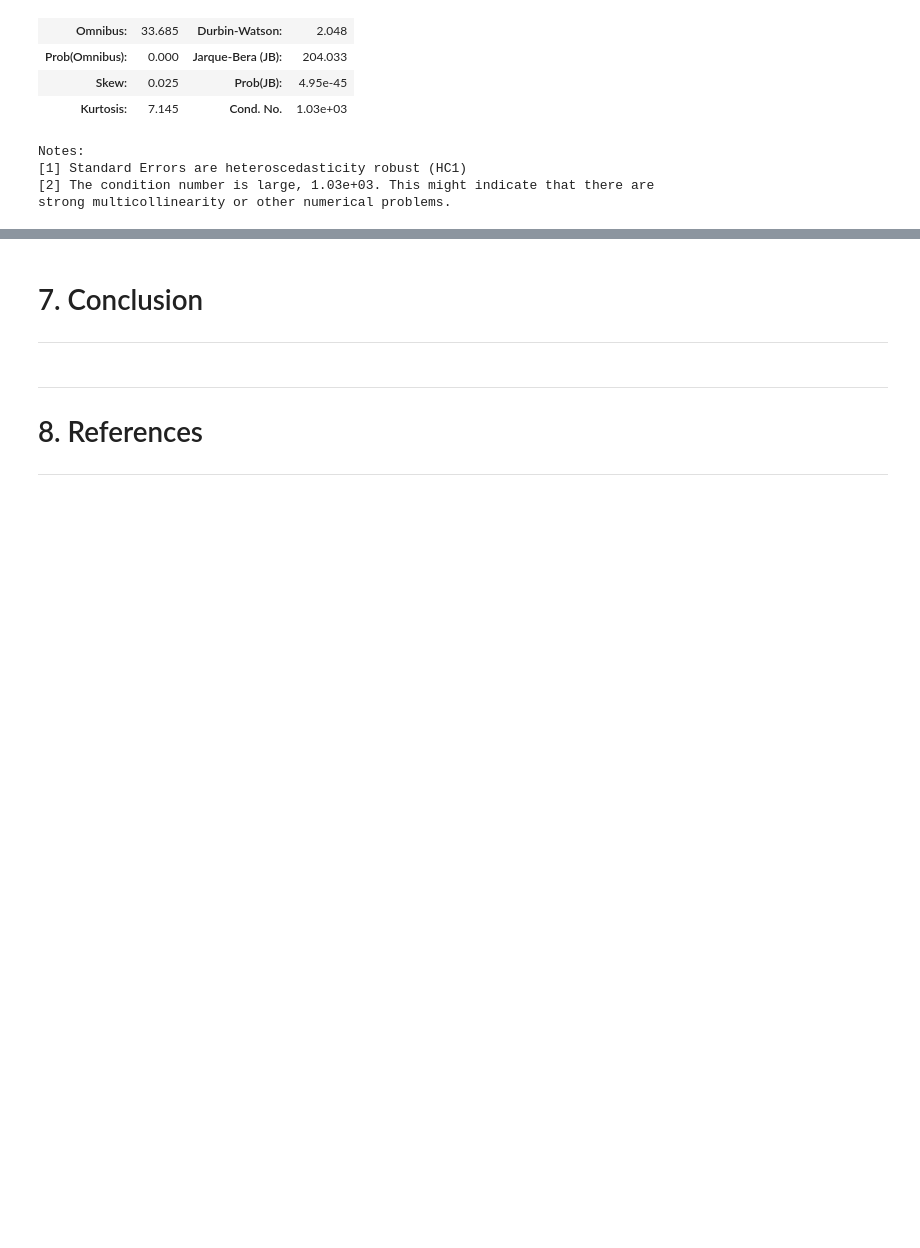
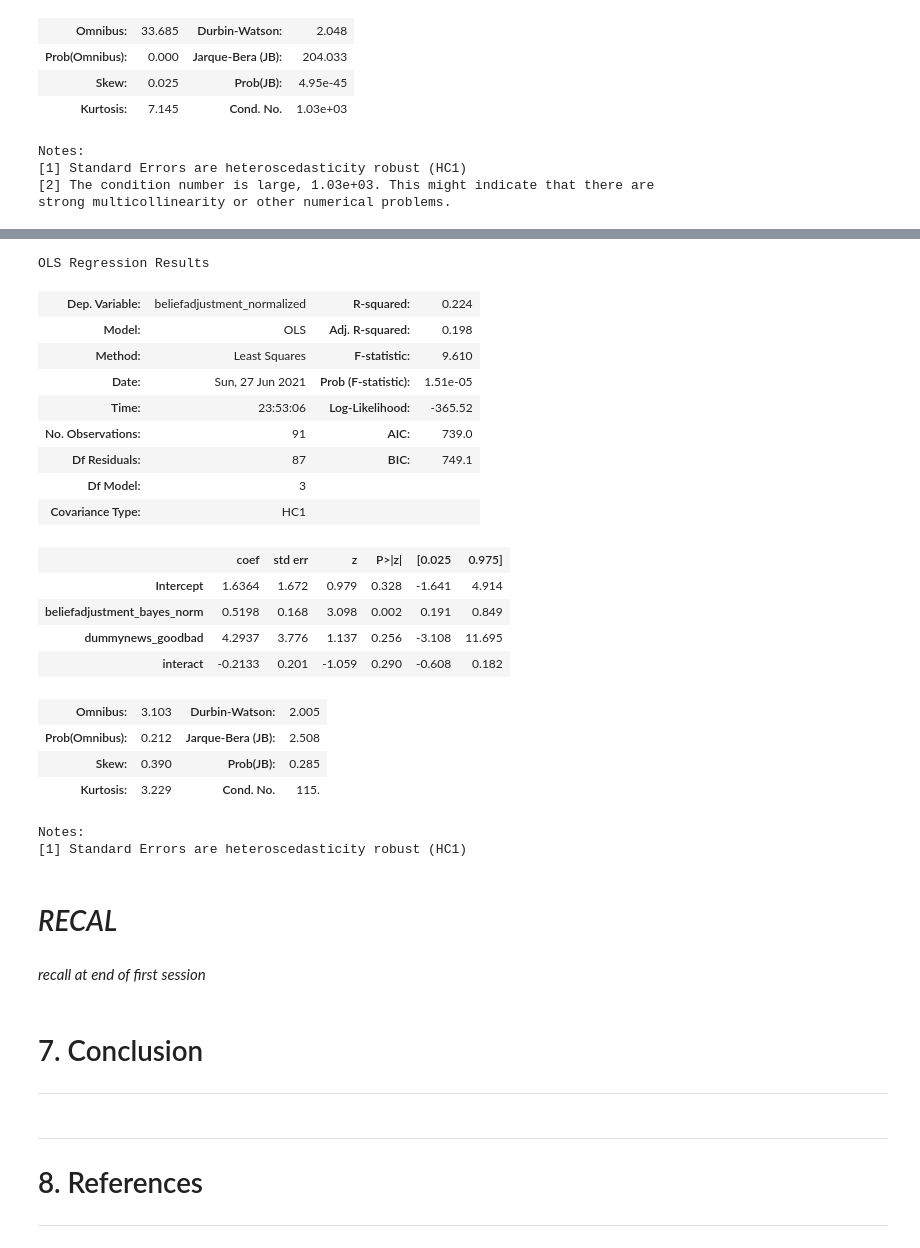
Before and after one commit to aysuavci/ose-data-science-course-project-aysuavci, a Jupyter notebook: project_notebook.ipynb, the cells around one changed output, grey strips where cells are left out. Saved outputs shown, nothing was run; the diff lists cells and outputs as text; code cells hidden in the pictures; blank space fills up the shorter version.

```diff
--- a/project_notebook.ipynb
+++ b/project_notebook.ipynb
@@ -944,0 +1015,30 @@ strong multicollinearity or other numerical problems.
+# %%
+model_ols = smf.ols(formula="beliefadjustment_normalized ~ beliefadjustment_bayes_norm + dummynews_goodbad + interact", data=treat4)
+rslt = model_ols.fit(cov_type='HC1')
+rslt.summary()
+# %% [output]
+OLS Regression Results
+| Dep. Variable: | beliefadjustment_normalized | R-squared: | 0.224 |
+| Model: | OLS | Adj. R-squared: | 0.198 |
+| Method: | Least Squares | F-statistic: | 9.610 |
+| Date: | Sun, 27 Jun 2021 | Prob (F-statistic): | 1.51e-05 |
+| Time: | 23:53:06 | Log-Likelihood: | -365.52 |
+| No. Observations: | 91 | AIC: | 739.0 |
+| Df Residuals: | 87 | BIC: | 749.1 |
+| Df Model: | 3 |  |  |
+| Covariance Type: | HC1 |  |  |
+|  | coef | std err | z | P>|z| | [0.025 | 0.975] |
+| Intercept | 1.6364 | 1.672 | 0.979 | 0.328 | -1.641 | 4.914 |
+| beliefadjustment_bayes_norm | 0.5198 | 0.168 | 3.098 | 0.002 | 0.191 | 0.849 |
+| dummynews_goodbad | 4.2937 | 3.776 | 1.137 | 0.256 | -3.108 | 11.695 |
+| interact | -0.2133 | 0.201 | -1.059 | 0.290 | -0.608 | 0.182 |
+| Omnibus: | 3.103 | Durbin-Watson: | 2.005 |
+| Prob(Omnibus): | 0.212 | Jarque-Bera (JB): | 2.508 |
+| Skew: | 0.390 | Prob(JB): | 0.285 |
+| Kurtosis: | 3.229 | Cond. No. | 115. |
+Notes:
+[1] Standard Errors are heteroscedasticity robust (HC1)
+# %% [markdown]
+# *RECAL*
+# %% [markdown]
+*recall at end of first session*
```
Also changed, not shown: parts of 10 cells of this notebook.
